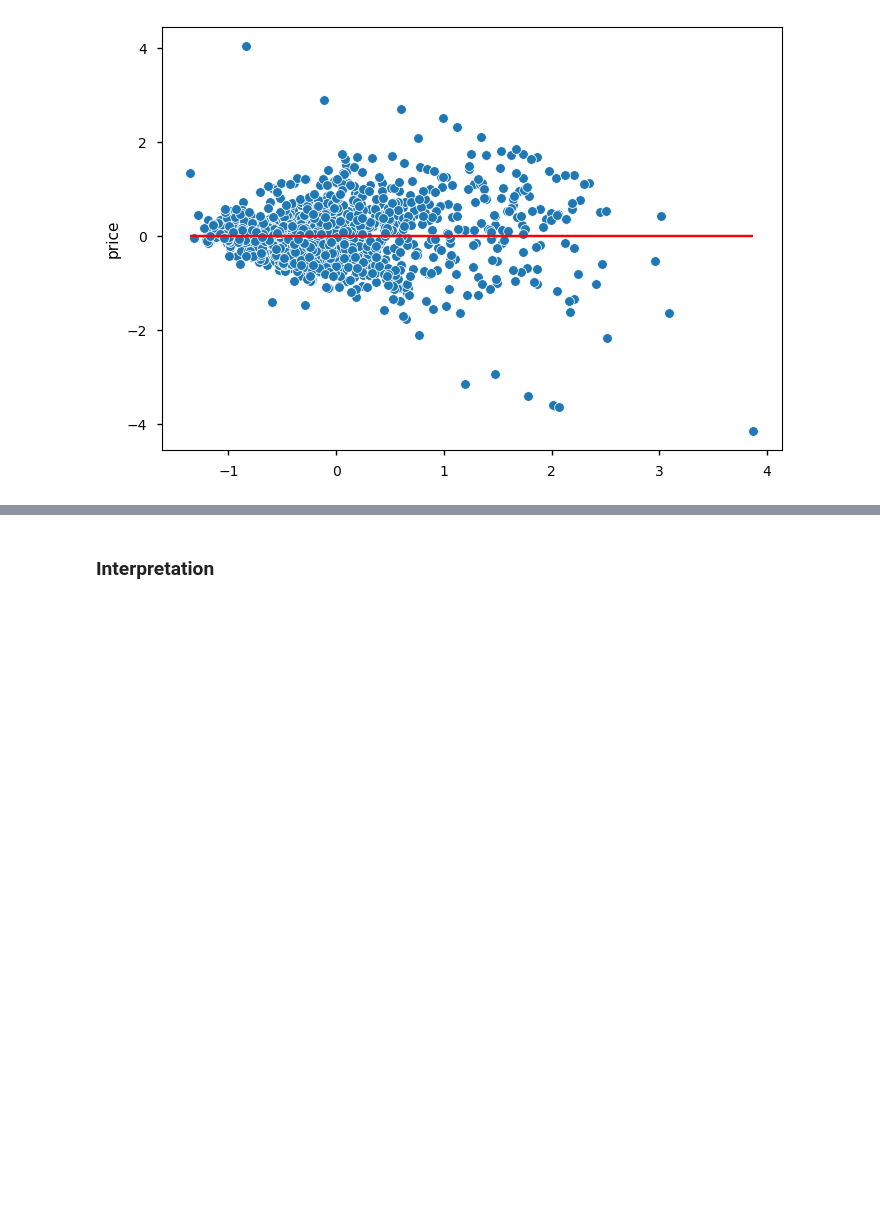
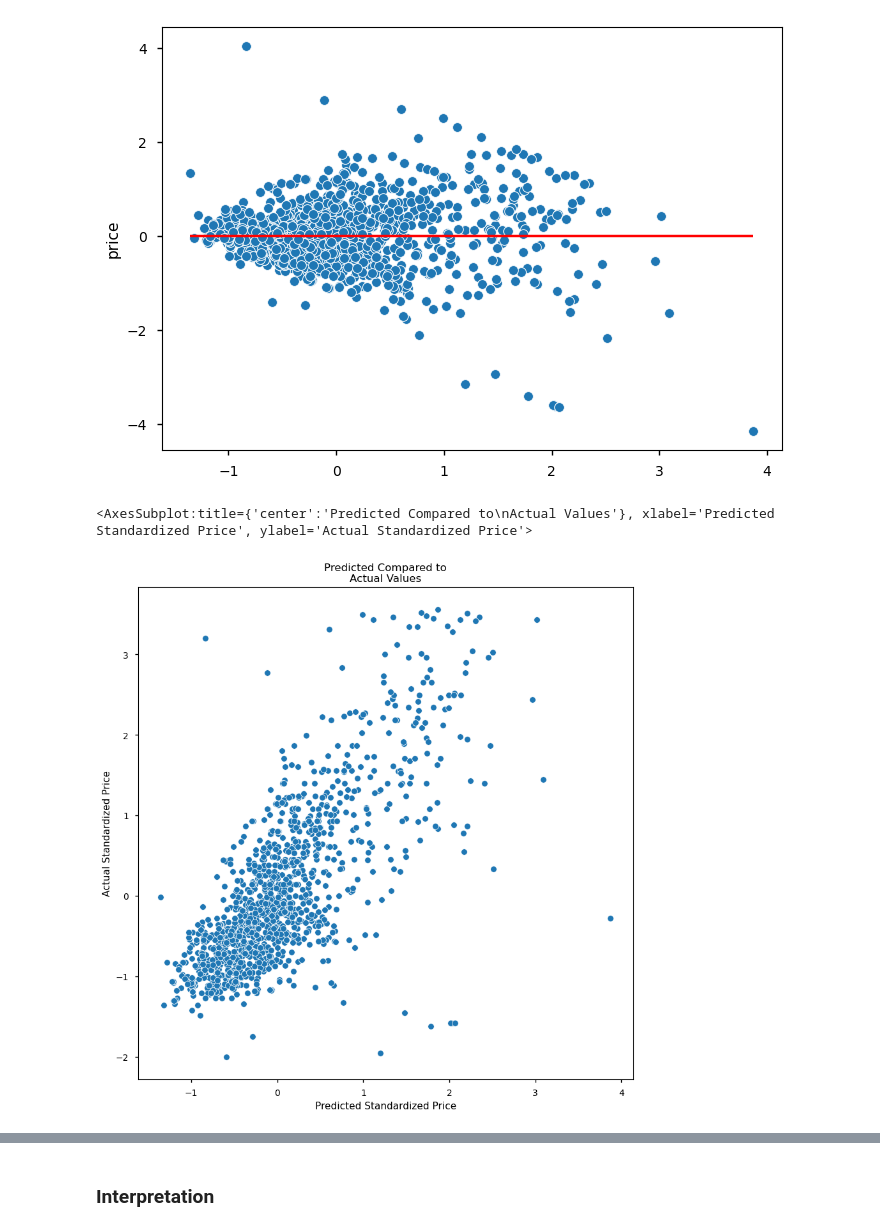
Before and after one commit to dnigh45/dsc-phase-2-djrachjake, a Jupyter notebook: dj3.ipynb, the cells around one changed output, grey strips where cells are left out. Drawn from its saved outputs; the diff is of its cells as text; code cells hidden in the pictures; blank space fills up the shorter version.

Commit message:
generating some graphs and error stuffs

```diff
--- a/dj3.ipynb
+++ b/dj3.ipynb
@@ -621,3 +619,12 @@ plt.hlines(0, min(preds_1), max(preds_1), colors='r')
 plt.show()
 # %% [output]
 [figure]
+# %%
+fig, ax = plt.subplots(figsize=(10,10))
+ax.set_title('Predicted Compared to\nActual Values')
+ax.set_ylabel('Actual Standardized Price')
+ax.set_xlabel('Predicted Standardized Price')
+sns.scatterplot(x=preds_1, y=y)
+# %% [output]
+<AxesSubplot:title={'center':'Predicted Compared to\nActual Values'}, xlabel='Predicted Standardized Price', ylabel='Actual Standardized Price'>
+[figure, added]
```
Also changed, not shown: parts of 15 cells of this notebook.
